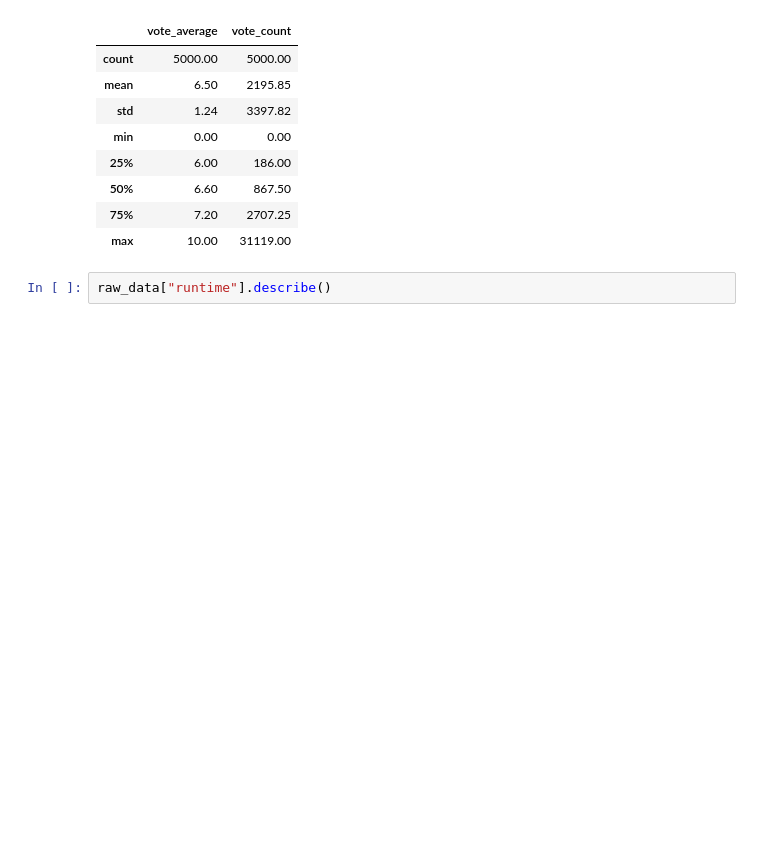
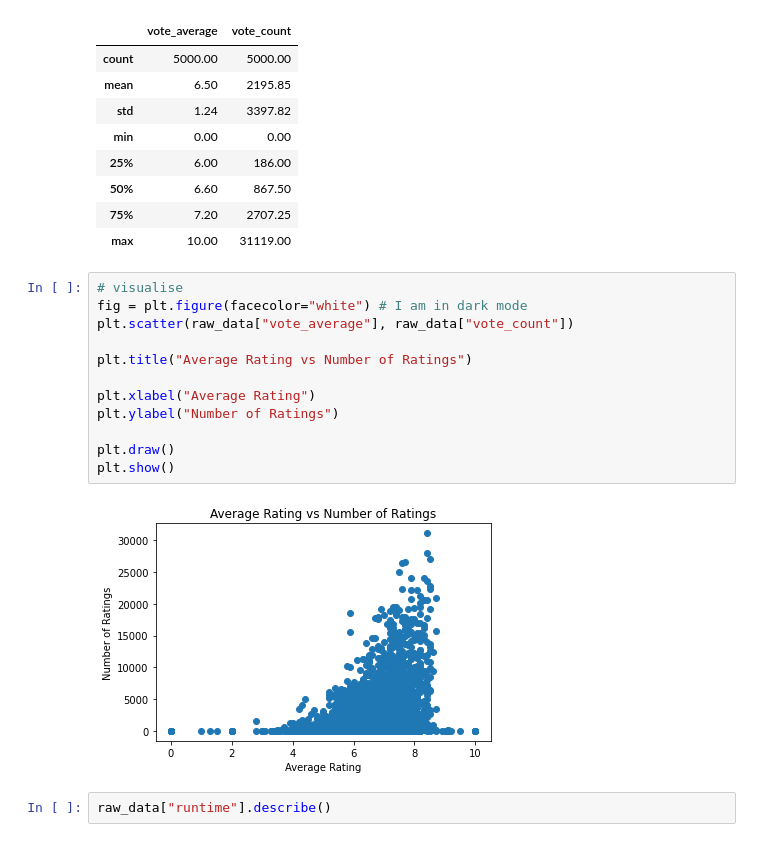
Before and after one commit to vibrantlychee/big-movie-data, a Jupyter notebook: exploratory.ipynb, the cells around one changed output. Drawn from its saved outputs; the diff is of its cells as text; blank space fills up the shorter version.

```diff
--- a/exploratory.ipynb
+++ b/exploratory.ipynb
@@ -75,6 +101,20 @@ raw_data[vote_cols].describe()
 | 50% | 6.60 | 867.50 |
 | 75% | 7.20 | 2707.25 |
 | max | 10.00 | 31119.00 |
+# %%
+# visualise
+fig = plt.figure(facecolor="white") # I am in dark mode
+plt.scatter(raw_data["vote_average"], raw_data["vote_count"])
+
+plt.title("Average Rating vs Number of Ratings")
+
+plt.xlabel("Average Rating")
+plt.ylabel("Number of Ratings")
+
+plt.draw()
+plt.show()
+# %% [output]
+[figure, added]
 # %%
 raw_data["runtime"].describe()
 # %% [output]
```
Also changed, not shown: parts of 25 cells of this notebook.
